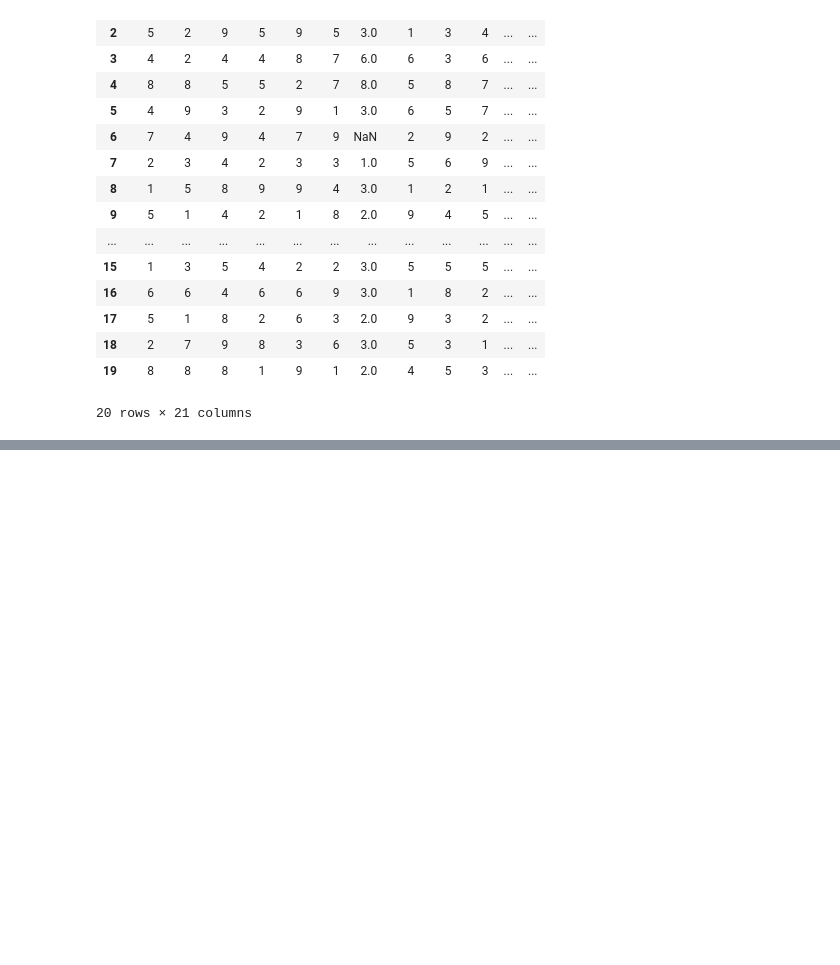
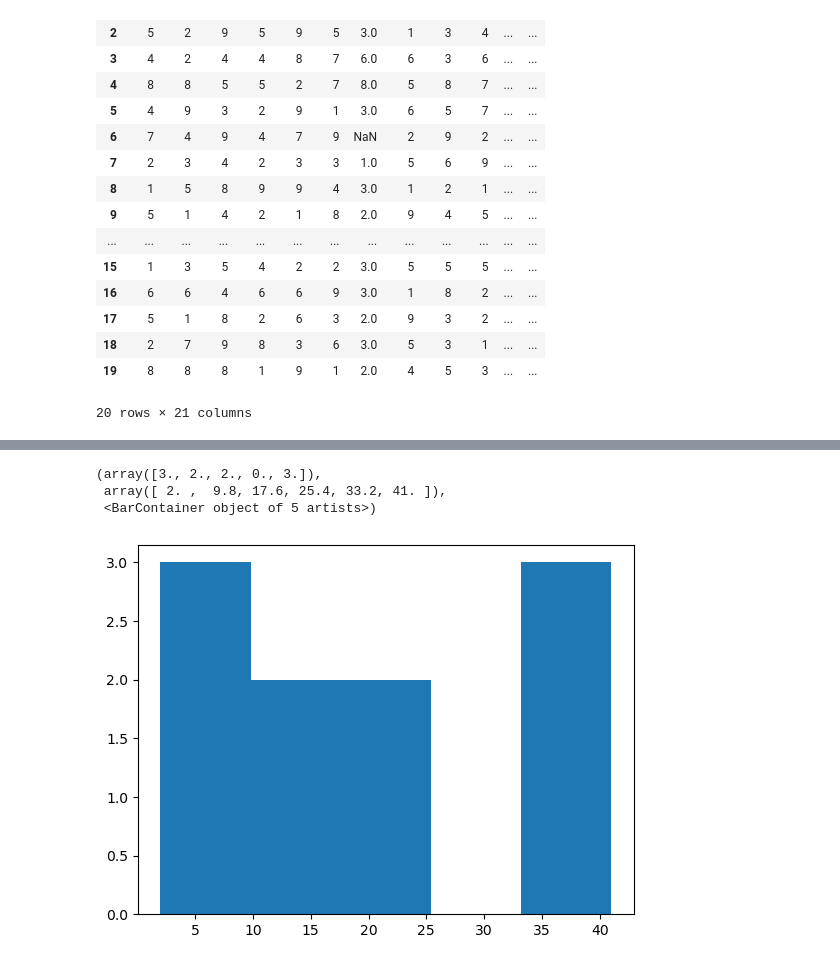
Before and after one commit to VanilaSudheer/data-analysis-playground, a Jupyter notebook: numpy.ipynb, the cells around one changed output, grey strips where cells are left out. Cells and saved outputs as stored; diff of their text form; code cells hidden in the pictures; blank space fills up the shorter version.

```diff
--- a/numpy.ipynb
+++ b/numpy.ipynb
@@ -442,0 +453,9 @@ Text(0.5, 1.0, 'Trignometric Functions')
+# %%
+a = np.random.randint(0,50,10)
+
+plt.hist(a,bins = 5)
+# %% [output]
+(array([3., 2., 2., 0., 3.]),
+ array([ 2. ,  9.8, 17.6, 25.4, 33.2, 41. ]),
+ <BarContainer object of 5 artists>)
+[figure, added]
```
Also changed, not shown: parts of 29 cells of this notebook.
